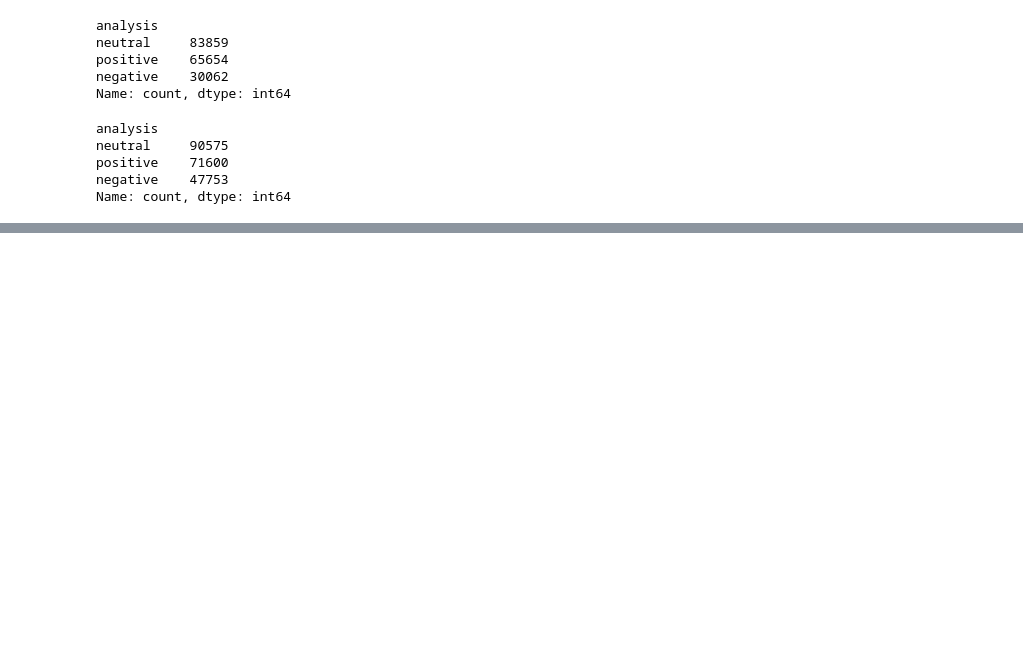
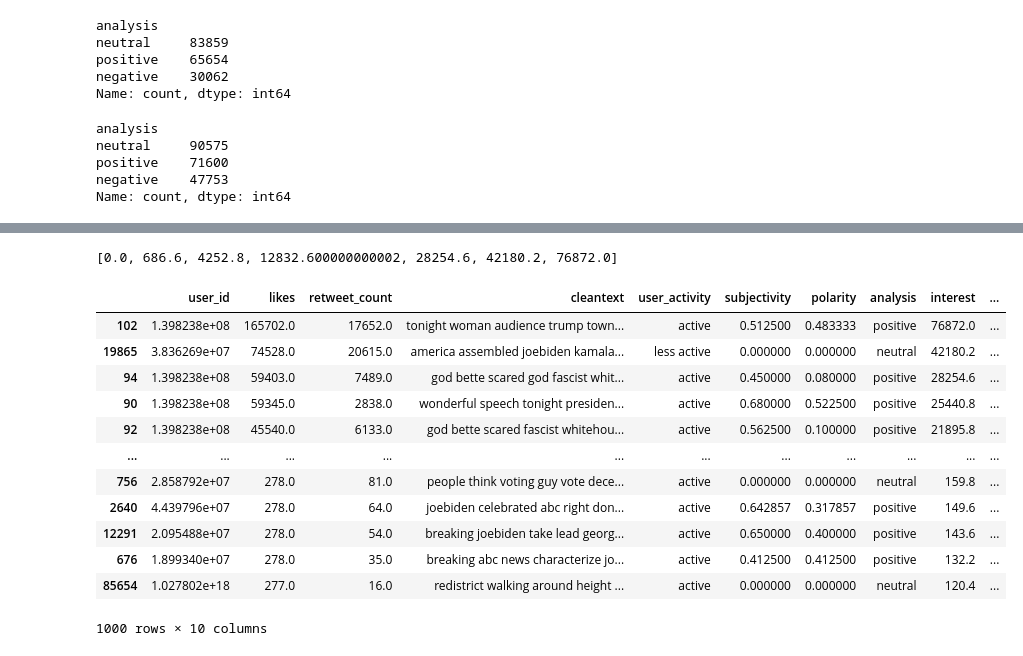
Before and after one commit to GhazaleZe/Political-Polarization-in-Comments, a Jupyter notebook: test_Polarity.ipynb, the cells around one changed output, grey strips where cells are left out. Saved outputs shown, nothing was run; the diff lists cells and outputs as text; code cells hidden in the pictures; blank space fills up the shorter version.

Commit message:
binning in interest

```diff
--- a/test_Polarity.ipynb
+++ b/test_Polarity.ipynb
@@ -220,0 +238,3 @@ Name: count, dtype: int64
+# %%
+sorted_biden['interest'] = (0.4 * sorted_biden['likes']) +  (0.6 * sorted_biden['retweet_count'])
+sorted_biden.head()
@@ -220,0 +248,10 @@ Name: count, dtype: int64
+# %%
+import jenkspy
+
+num_bins = 6
+
+breaks = jenkspy.jenks_breaks(sorted_biden['interest'], n_classes= num_bins)
+print(breaks)
+# Bin the 'interest' column based on the breaks
+# %% [output]
+[0.0, 686.6, 4252.8, 12832.600000000002, 28254.6, 42180.2, 76872.0]
@@ -220,0 +285,17 @@ Name: count, dtype: int64
+# %%
+sorted_biden['interest_category'] = pd.cut(sorted_biden['interest'], bins=breaks, labels=range(1, num_bins+1), include_lowest=True)
+sorted_biden.head(1000)
+# %% [output]
+|  | user_id | likes | retweet_count | cleantext | user_activity | subjectivity | polarity | analysis | interest | ... |
+| 102 | 1.398238e+08 | 165702.0 | 17652.0 | tonight woman audience trump town... | active | 0.512500 | 0.483333 | positive | 76872.0 | ... |
+| 19865 | 3.836269e+07 | 74528.0 | 20615.0 | america assembled joebiden kamala... | less active | 0.000000 | 0.000000 | neutral | 42180.2 | ... |
+| 94 | 1.398238e+08 | 59403.0 | 7489.0 | god bette scared god fascist whit... | active | 0.450000 | 0.080000 | positive | 28254.6 | ... |
+| 90 | 1.398238e+08 | 59345.0 | 2838.0 | wonderful speech tonight presiden... | active | 0.680000 | 0.522500 | positive | 25440.8 | ... |
+| 92 | 1.398238e+08 | 45540.0 | 6133.0 | god bette scared fascist whitehou... | active | 0.562500 | 0.100000 | positive | 21895.8 | ... |
+| ... | ... | ... | ... | ... | ... | ... | ... | ... | ... | ... |
+| 756 | 2.858792e+07 | 278.0 | 81.0 | people think voting guy vote dece... | active | 0.000000 | 0.000000 | neutral | 159.8 | ... |
+| 2640 | 4.439796e+07 | 278.0 | 64.0 | joebiden celebrated abc right don... | active | 0.642857 | 0.317857 | positive | 149.6 | ... |
+| 12291 | 2.095488e+07 | 278.0 | 54.0 | breaking joebiden take lead georg... | active | 0.650000 | 0.400000 | positive | 143.6 | ... |
+| 676 | 1.899340e+07 | 278.0 | 35.0 | breaking abc news characterize jo... | active | 0.412500 | 0.412500 | positive | 132.2 | ... |
+| 85654 | 1.027802e+18 | 277.0 | 16.0 | redistrict walking around height ... | active | 0.000000 | 0.000000 | neutral | 120.4 | ... |
+1000 rows × 10 columns
```
Also changed, not shown: parts of 3 cells of this notebook.
